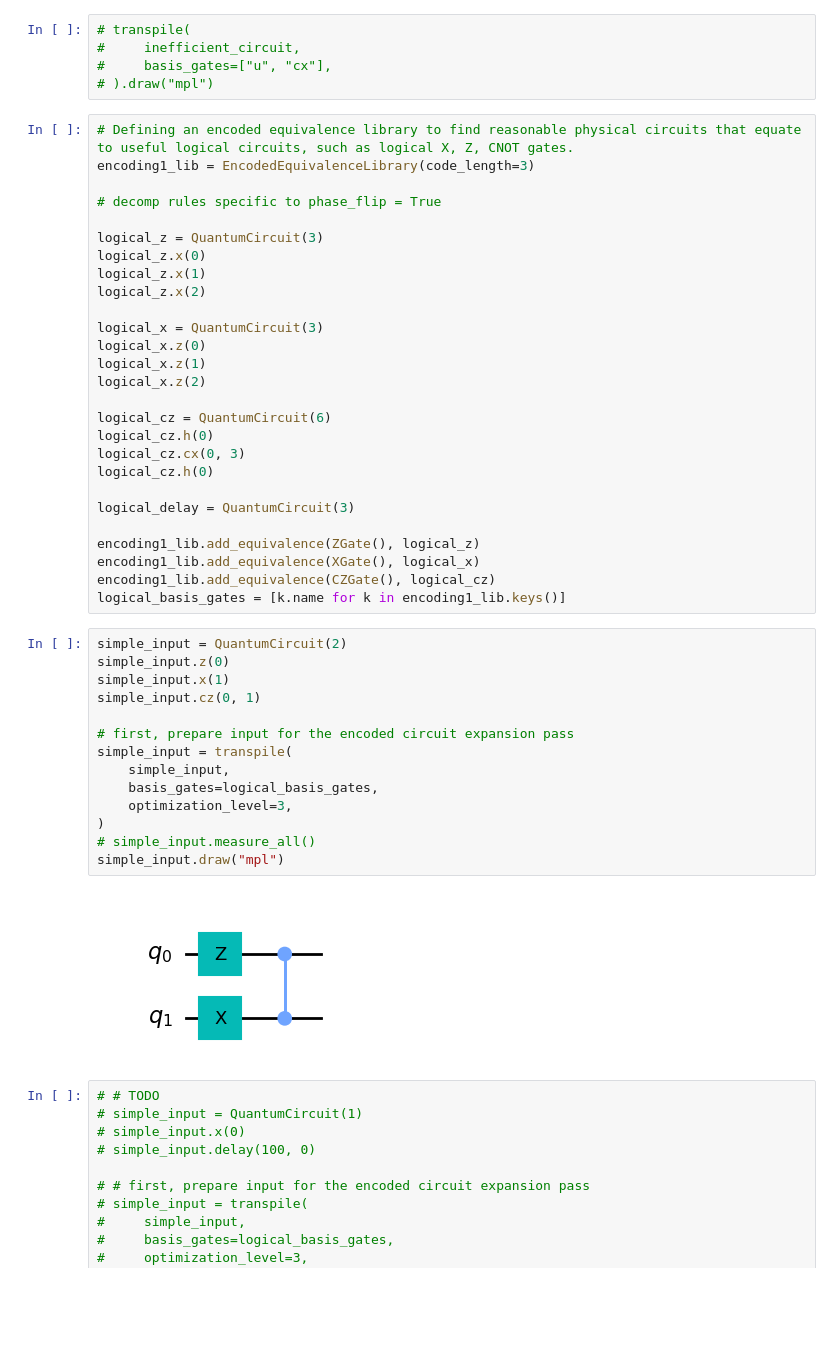
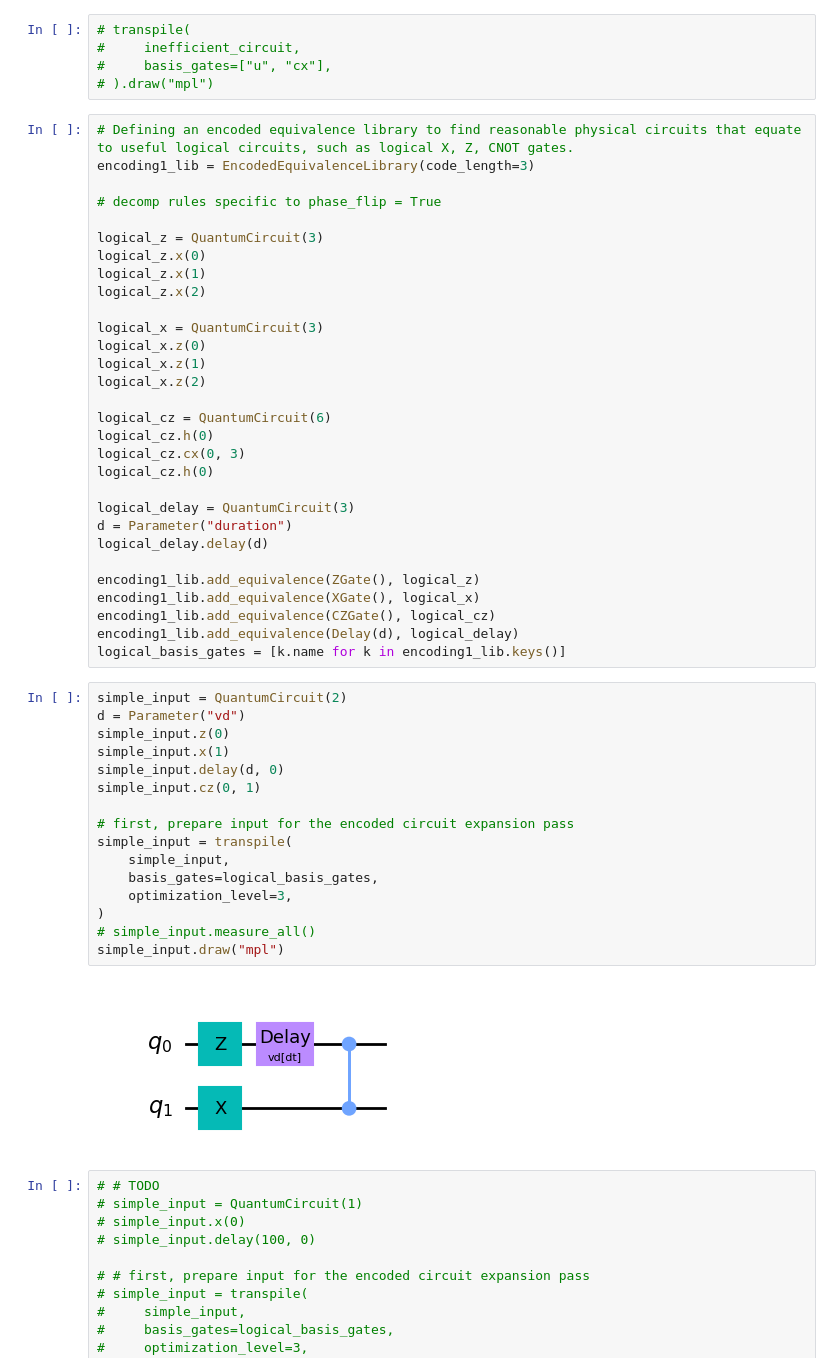
Before and after one commit to Pitt-JonesLab/quantum_logical, a Jupyter notebook: src/notebooks/qutrit_gates/04_encoded_ops.ipynb, the cells around one changed output. Saved outputs shown, nothing was run; the diff lists cells and outputs as text; blank space fills up the shorter version.

Commit message:
feat: add parameterized delay to equivalence library, in notebook

```diff
--- a/src/notebooks/qutrit_gates/04_encoded_ops.ipynb
+++ b/src/notebooks/qutrit_gates/04_encoded_ops.ipynb
@@ -172,27 +174,32 @@ logical_cz.cx(0, 3)
 logical_cz.h(0)
 
 logical_delay = QuantumCircuit(3)
+d = Parameter("duration")
+logical_delay.delay(d)
 
 encoding1_lib.add_equivalence(ZGate(), logical_z)
 encoding1_lib.add_equivalence(XGate(), logical_x)
 encoding1_lib.add_equivalence(CZGate(), logical_cz)
+encoding1_lib.add_equivalence(Delay(d), logical_delay)
 logical_basis_gates = [k.name for k in encoding1_lib.keys()]
 # %%
 simple_input = QuantumCircuit(2)
+d = Parameter("vd")
 simple_input.z(0)
 simple_input.x(1)
+simple_input.delay(d, 0)
 simple_input.cz(0, 1)
 
 # first, prepare input for the encoded circuit expansion pass
 simple_input = transpile(
     simple_input,
     basis_gates=logical_basis_gates,
     optimization_level=3,
 )
 # simple_input.measure_all()
 simple_input.draw("mpl")
 # %% [output]
-[figure, old version]
+[figure, new version]
 # %%
 # # TODO
 # simple_input = QuantumCircuit(1)
```
Also changed, not shown: parts of 6 cells of this notebook.
